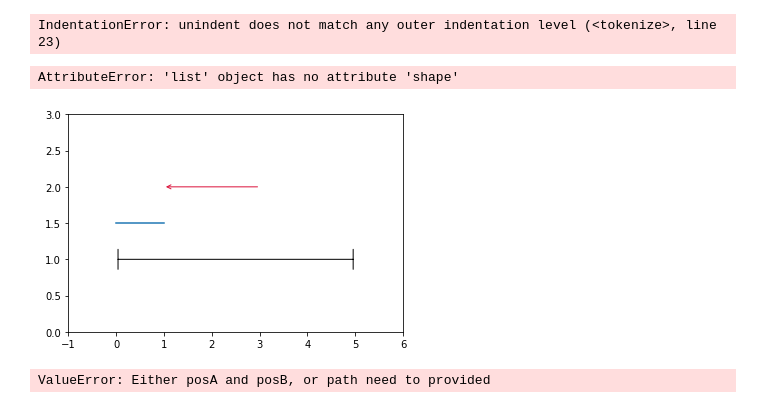
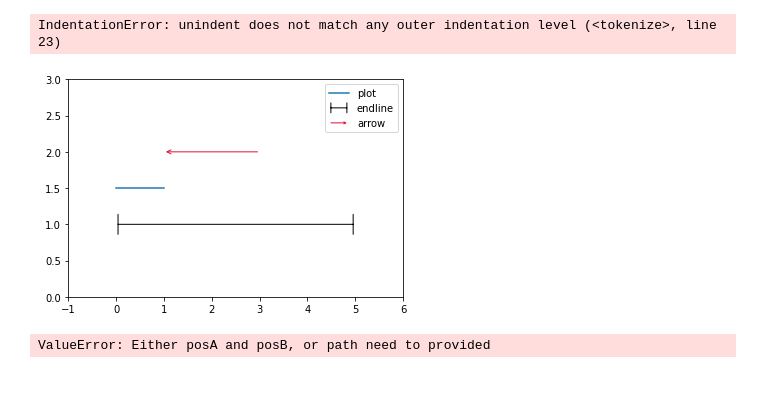
Before and after one commit to lishenghui/blades, a Jupyter notebook: src/notebooks/contours.ipynb, the cells around one changed output. Cells and saved outputs as stored; diff of their text form; code cells hidden in the pictures.

```diff
--- a/src/notebooks/contours.ipynb
+++ b/src/notebooks/contours.ipynb
@@ -133,36 +133,35 @@ class AnnotationHandler(HandlerLine2D):
         HandlerLine2D.__init__(self,*args,**kwargs)
     def create_artists(self, legend, orig_handle,
                        xdescent, ydescent, width, height, fontsize,
                        trans):
         xdata, xdata_marker = self.get_xdata(legend, xdescent, ydescent,
                                              width, height, fontsize)
-        ydata = ((height - ydescent) / 2.) * np.ones(xdata.shape, float)
+        ydata = ((height - ydescent) / 2.) * np.ones(len(xdata), float)
         legline = FancyArrowPatch(posA=(xdata[0],ydata[0]),
                                   posB=(xdata[-1],ydata[-1]),
                                   mutation_scale=self.ms,
                                   **orig_handle.arrowprops)
         legline.set_transform(trans)
         return legline,
 
 
 
 fig, ax = plt.subplots()
 ax.axis([-1,6,0,3])
 ax.plot([1.5,1.5], label="plot")
 # create annotations in the axes
 annotate = ax.annotate('', xy=(0, 1), xytext=(5, 1),
                        arrowprops={'arrowstyle':'|-|'}, label="endline")
 annotate2 = ax.annotate('', xy=(1, 2), xytext=(3, 2),
                        arrowprops=dict(arrowstyle='->',color="crimson"), label="arrow")
 # create legend for annotations
 h, l = ax.get_legend_handles_labels()
 ax.legend(handles = h +[annotate,annotate2],
           handler_map={type(annotate) : AnnotationHandler(5)})
 
 plt.show()
 # %% [output]
-AttributeError: 'list' object has no attribute 'shape'
-[figure, old version]
+[figure, new version]
 # %%
 import matplotlib.patches as mpatches
 import matplotlib.pyplot as plt
```
